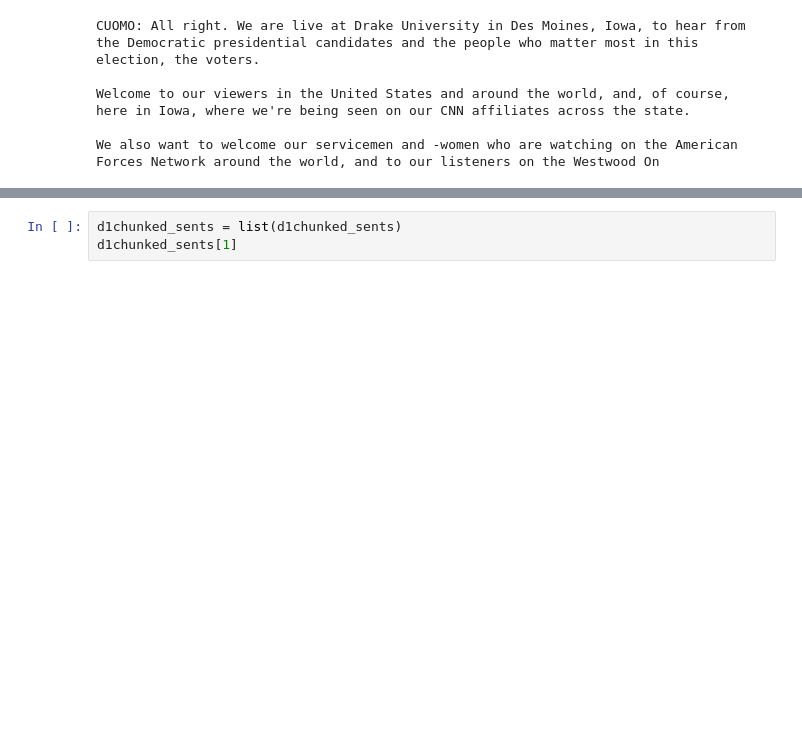
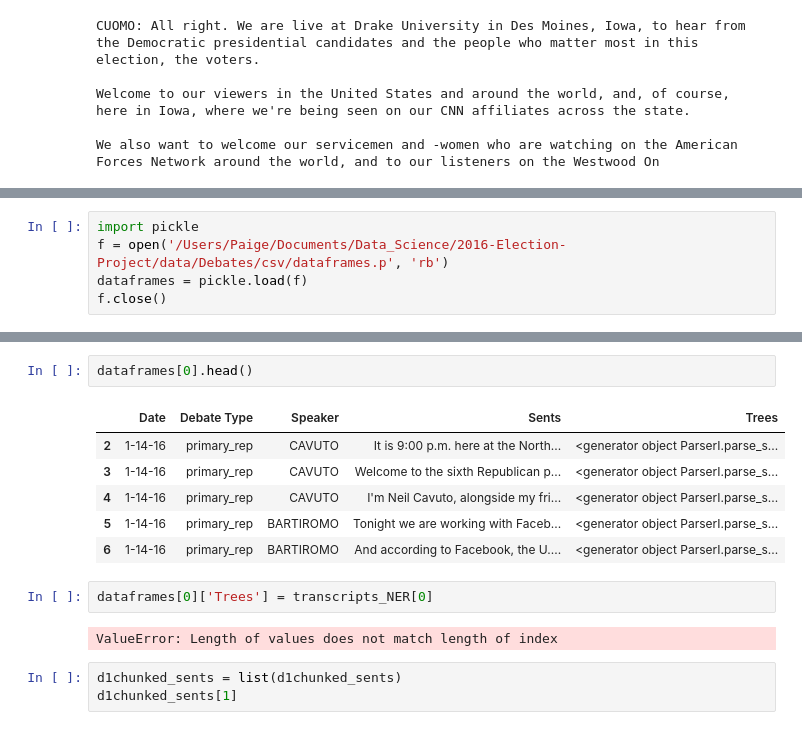
Before and after one commit to Data-Science-for-Linguists/2016-Debates-and-Referring-Expressions, a Jupyter notebook: NER_annotating.ipynb, the cells around one changed output, grey strips where cells are left out. Saved outputs shown, nothing was run; the diff lists cells and outputs as text; blank space fills up the shorter version.

```diff
--- a/NER_annotating.ipynb
+++ b/NER_annotating.ipynb
@@ -117,0 +196,5 @@ list(transcripts_NER[0][0])
+# %%
+import pickle
+f = open('/Users/Paige/Documents/Data_Science/2016-Election-Project/data/Debates/csv/dataframes.p', 'rb')
+dataframes = pickle.load(f)
+f.close()
@@ -118,3 +211,16 @@ list(transcripts_NER[0][0])
+# %%
+dataframes[0].head()
+# %% [output]
+|  | Date | Debate Type | Speaker | Sents | Trees |
+| 2 | 1-14-16 | primary_rep | CAVUTO | It is 9:00 p.m. here at the North... | <generator object ParserI.parse_s... |
+| 3 | 1-14-16 | primary_rep | CAVUTO | Welcome to the sixth Republican p... | <generator object ParserI.parse_s... |
+| 4 | 1-14-16 | primary_rep | CAVUTO | I'm Neil Cavuto, alongside my fri... | <generator object ParserI.parse_s... |
+| 5 | 1-14-16 | primary_rep | BARTIROMO | Tonight we are working with Faceb... | <generator object ParserI.parse_s... |
+| 6 | 1-14-16 | primary_rep | BARTIROMO | And according to Facebook, the U.... | <generator object ParserI.parse_s... |
+# %%
+dataframes[0]['Trees'] = transcripts_NER[0]
+# %% [output]
+ValueError: Length of values does not match length of index
 # %%
 d1chunked_sents = list(d1chunked_sents)
 d1chunked_sents[1]
```
Also changed, not shown: parts of 16 cells of this notebook.
